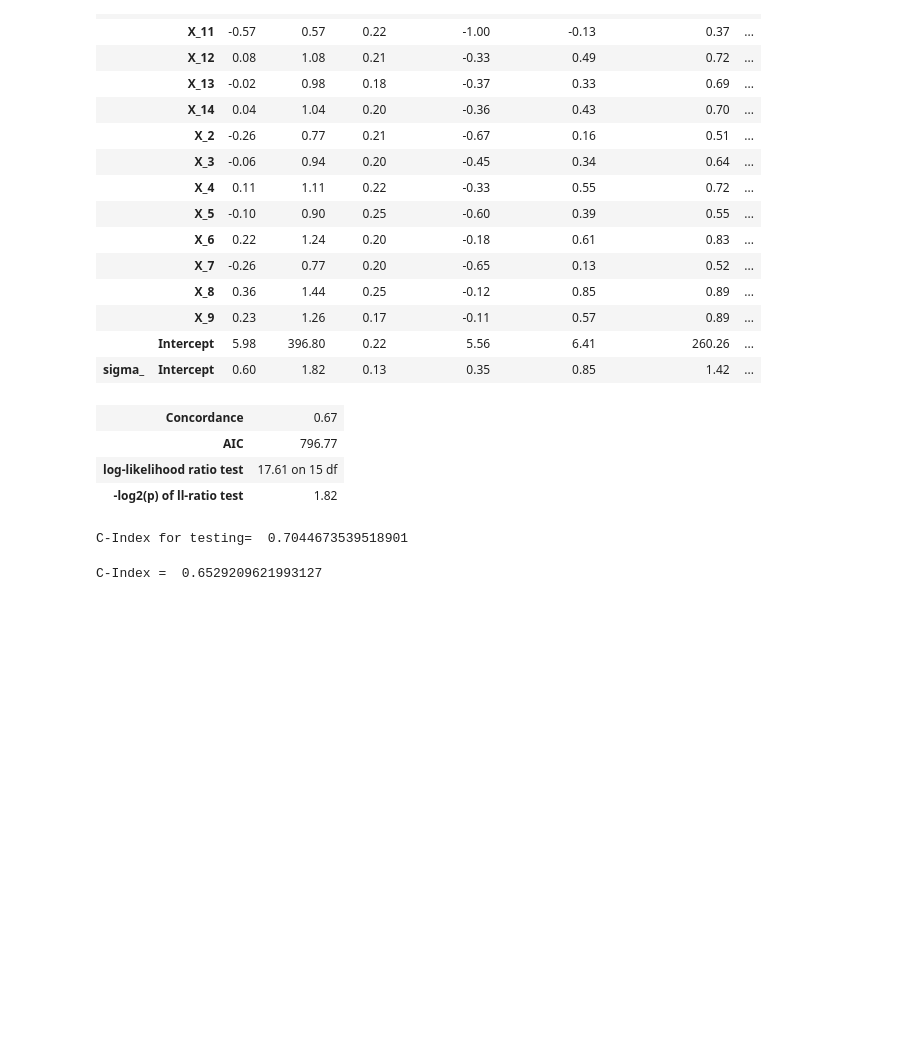
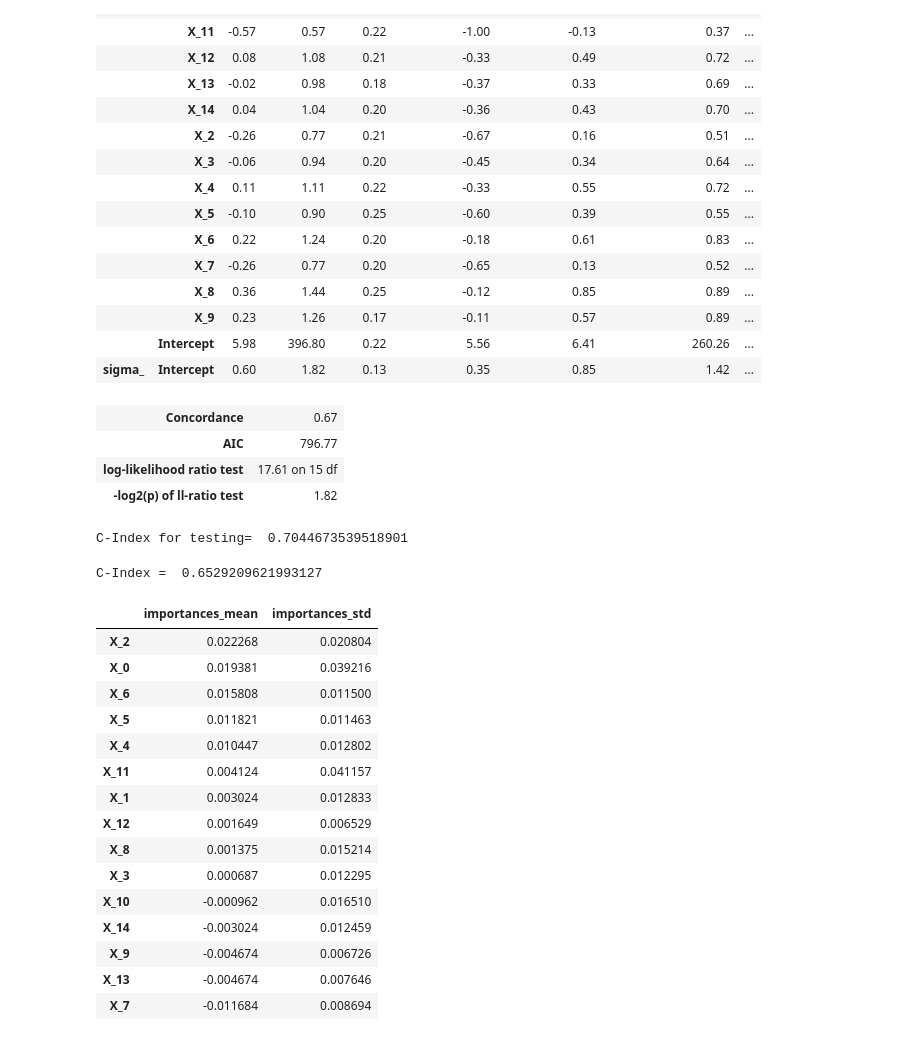
Before and after one commit to utihamartiwi/Mapper-for-high-dimensiona-survival-analysis, a Jupyter notebook: Eksperiment_PCA_&_Anfak_AML.ipynb, the cells around one changed output. Saved outputs shown, nothing was run; the diff lists cells and outputs as text; code cells hidden in the pictures; blank space fills up the shorter version.

```diff
--- a/Eksperiment_PCA_&_Anfak_AML.ipynb
+++ b/Eksperiment_PCA_&_Anfak_AML.ipynb
@@ -444,3 +439,28 @@ c_rsf2 = rsf_aml2.score(X_test, Y_test)
 print("C-Index = ", c_rsf2)
 # %% [output]
 C-Index =  0.6529209621993127
+# %%
+result = permutation_importance(rsf_aml2, X_test, Y_test, n_repeats=25, random_state=6)
+df_result = pd.DataFrame({k: result[k] for k in (
+            "importances_mean",
+            "importances_std",)},
+    index=X_test.columns,).sort_values(by="importances_mean", ascending=False)
+
+df_result
+# %% [output]
+|  | importances_mean | importances_std |
+| X_2 | 0.022268 | 0.020804 |
+| X_0 | 0.019381 | 0.039216 |
+| X_6 | 0.015808 | 0.011500 |
+| X_5 | 0.011821 | 0.011463 |
+| X_4 | 0.010447 | 0.012802 |
+| X_11 | 0.004124 | 0.041157 |
+| X_1 | 0.003024 | 0.012833 |
+| X_12 | 0.001649 | 0.006529 |
+| X_8 | 0.001375 | 0.015214 |
+| X_3 | 0.000687 | 0.012295 |
+| X_10 | -0.000962 | 0.016510 |
+| X_14 | -0.003024 | 0.012459 |
+| X_9 | -0.004674 | 0.006726 |
+| X_13 | -0.004674 | 0.007646 |
+| X_7 | -0.011684 | 0.008694 |
```
Also changed, not shown: parts of 13 cells of this notebook, 2 other files.
